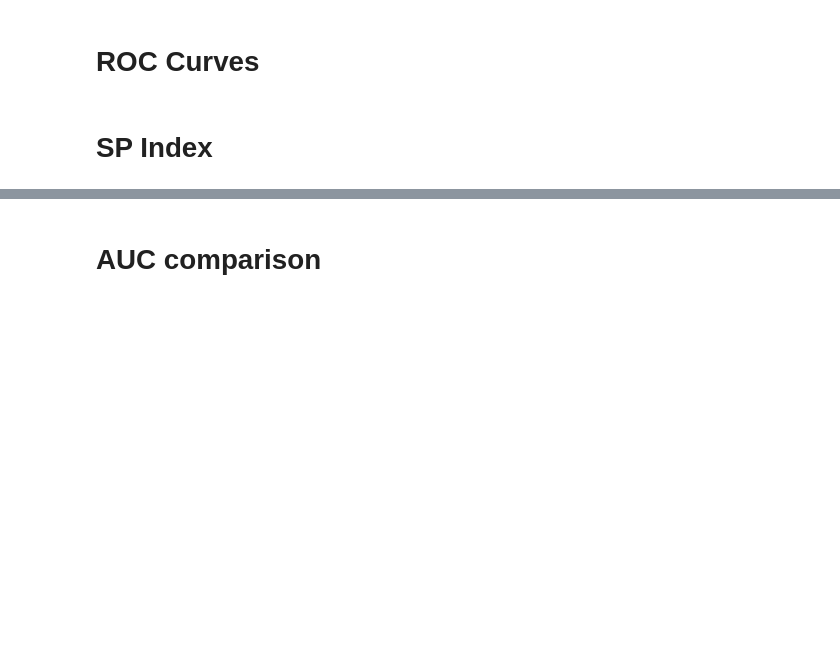
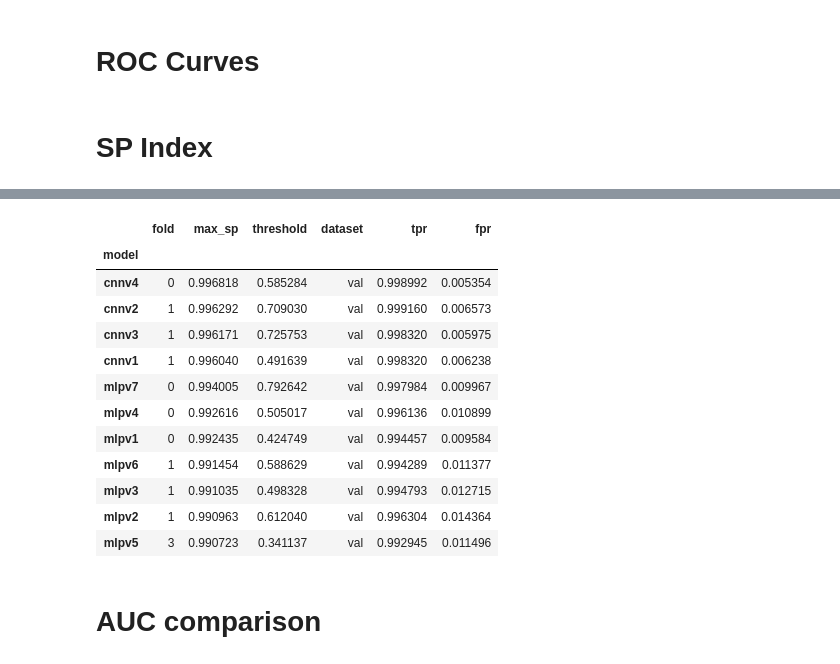
Before and after one commit to lucasbanunes/boosted-lorenzetti, a Jupyter notebook: compare_models.ipynb, the cells around one changed output, grey strips where cells are left out. Cells and saved outputs as stored; diff of their text form; code cells hidden in the pictures; blank space fills up the shorter version.

```diff
--- a/compare_models.ipynb
+++ b/compare_models.ipynb
@@ -171,3 +233,25 @@ for model_dir in models_dir.iterdir():
+# %%
+def select_per_fold(x: pd.DataFrame) -> pd.Series:
+    idxmax = x['max_sp'].idxmax()
+    return x.loc[idxmax].drop('model')
+max_sps[max_sps['dataset'] == 'val'] \
+    .groupby(['model']) \
+    .apply(select_per_fold) \
+    .sort_values(['max_sp', 'threshold'], ascending=[False, True])
+# %% [output]
+|  | fold | max_sp | threshold | dataset | tpr | fpr |
+| model |  |  |  |  |  |  |
+| cnnv4 | 0 | 0.996818 | 0.585284 | val | 0.998992 | 0.005354 |
+| cnnv2 | 1 | 0.996292 | 0.709030 | val | 0.999160 | 0.006573 |
+| cnnv3 | 1 | 0.996171 | 0.725753 | val | 0.998320 | 0.005975 |
+| cnnv1 | 1 | 0.996040 | 0.491639 | val | 0.998320 | 0.006238 |
+| mlpv7 | 0 | 0.994005 | 0.792642 | val | 0.997984 | 0.009967 |
+| mlpv4 | 0 | 0.992616 | 0.505017 | val | 0.996136 | 0.010899 |
+| mlpv1 | 0 | 0.992435 | 0.424749 | val | 0.994457 | 0.009584 |
+| mlpv6 | 1 | 0.991454 | 0.588629 | val | 0.994289 | 0.011377 |
+| mlpv3 | 1 | 0.991035 | 0.498328 | val | 0.994793 | 0.012715 |
+| mlpv2 | 1 | 0.990963 | 0.612040 | val | 0.996304 | 0.014364 |
+| mlpv5 | 3 | 0.990723 | 0.341137 | val | 0.992945 | 0.011496 |
 # %% [markdown]
 # AUC comparison
 # %%
```
Also changed, not shown: parts of 6 cells of this notebook, 2 other files.
